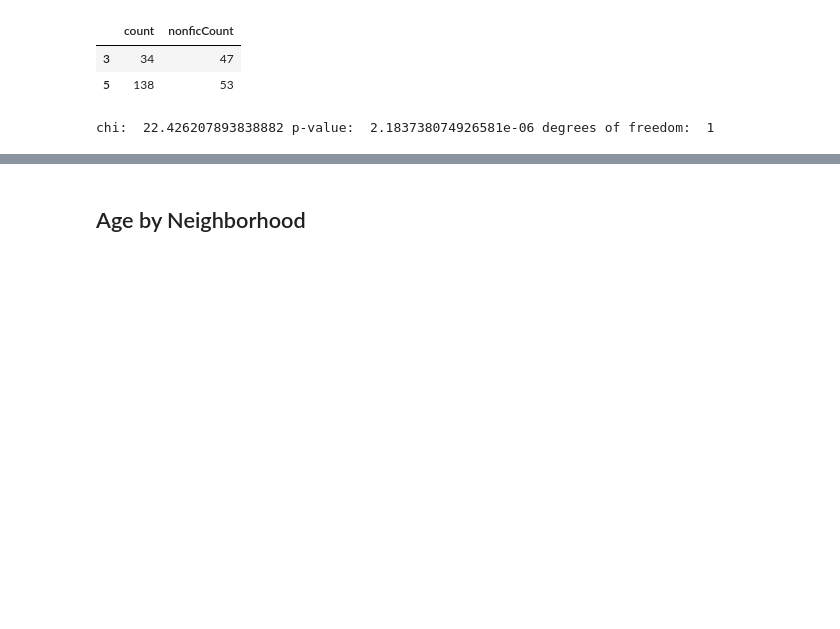
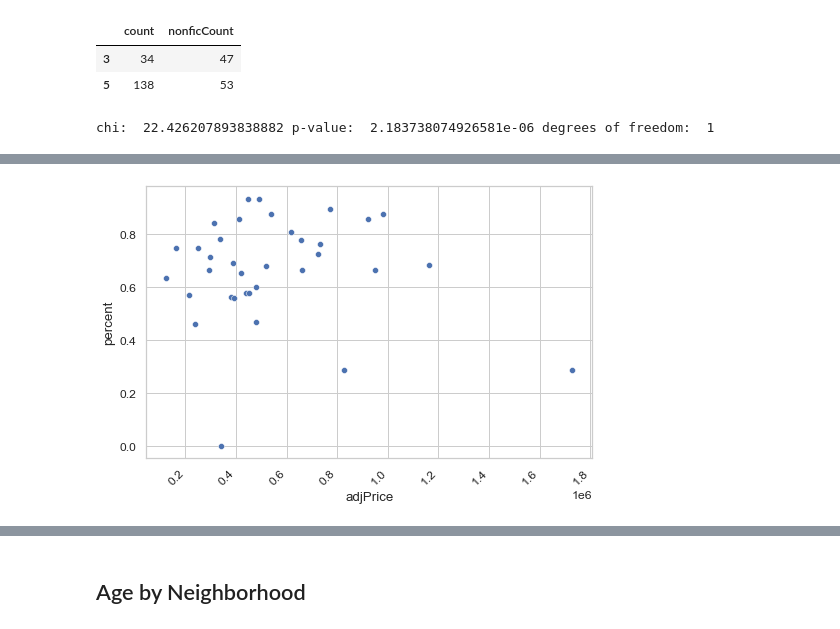
Before and after one commit to amckennafoster/seattle-littlefreelibrary, a Jupyter notebook: analysis/bookData/LFL-Analysis.ipynb, the cells around one changed output, grey strips where cells are left out. Cells and saved outputs as stored; diff of their text form; code cells hidden in the pictures; blank space fills up the shorter version.

Commit message:
Added test for LFLs fic and juv vs house price

```diff
--- a/analysis/bookData/LFL-Analysis.ipynb
+++ b/analysis/bookData/LFL-Analysis.ipynb
@@ -324,0 +365,5 @@ chi:  22.426207893838882 p-value:  2.183738074926581e-06 degrees of freedom:  1
+# %%
+fic_price = pd.merge(dfstats, fic, on='collection', how='inner')
+fic_price = fic_price[['adjPrice','percent']]
+fic_price = fic_price[fic_price['adjPrice']>0]
+fic_price.info()
@@ -324,0 +380,18 @@ chi:  22.426207893838882 p-value:  2.183738074926581e-06 degrees of freedom:  1
+# %%
+#Plots using Seaborn
+sns.set(style='whitegrid', palette="deep", font_scale=1.1, rc={"figure.figsize": [8, 5]})
+
+scatterplot = sns.scatterplot(y='percent', x='adjPrice', data=fic_price)
+#                 palette="colorblind")
+
+#Remove default colors
+plt.setp(scatterplot.artists, edgecolor = 'k', facecolor='w')
+plt.setp(scatterplot.lines, color='k')
+
+
+#rotate labels
+for item in scatterplot.get_xticklabels():
+    item.set_rotation(45)
+    item.set_ha('right') #This sets horizontal alignment
+# %% [output]
+[figure, added]
```
Also changed, not shown: parts of 13 cells of this notebook, 2 other files.
